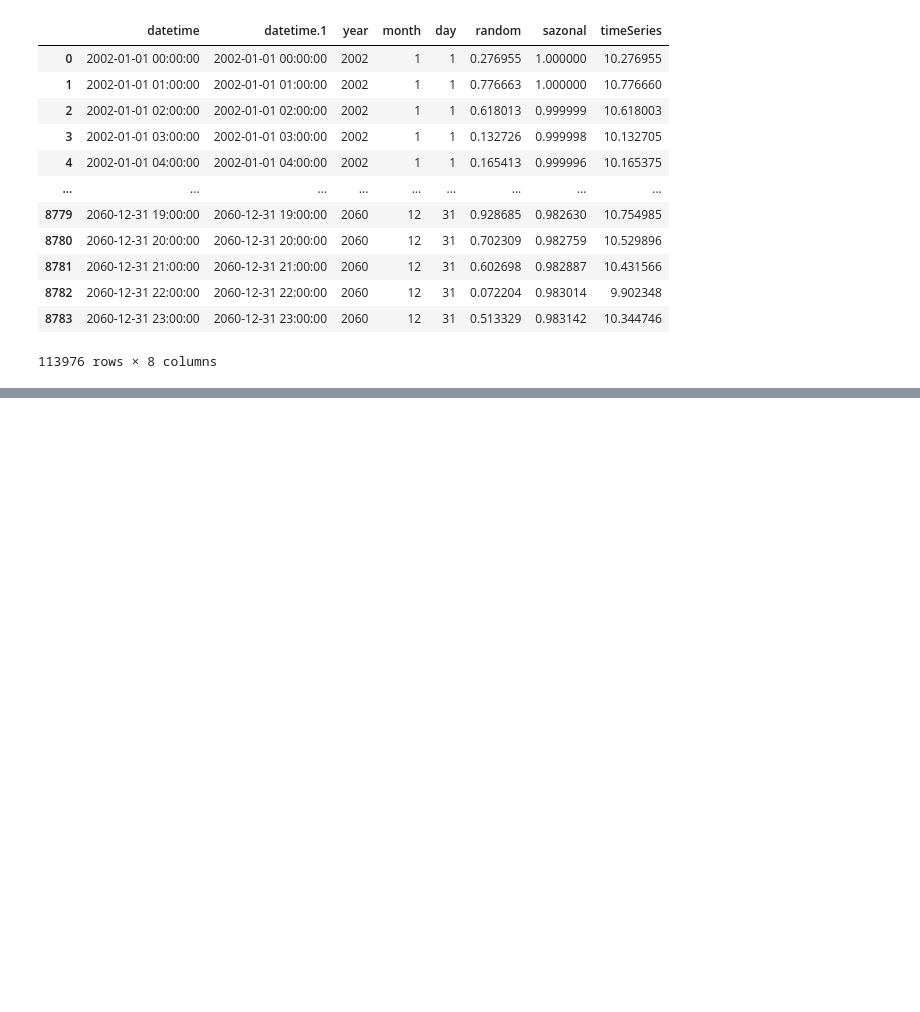
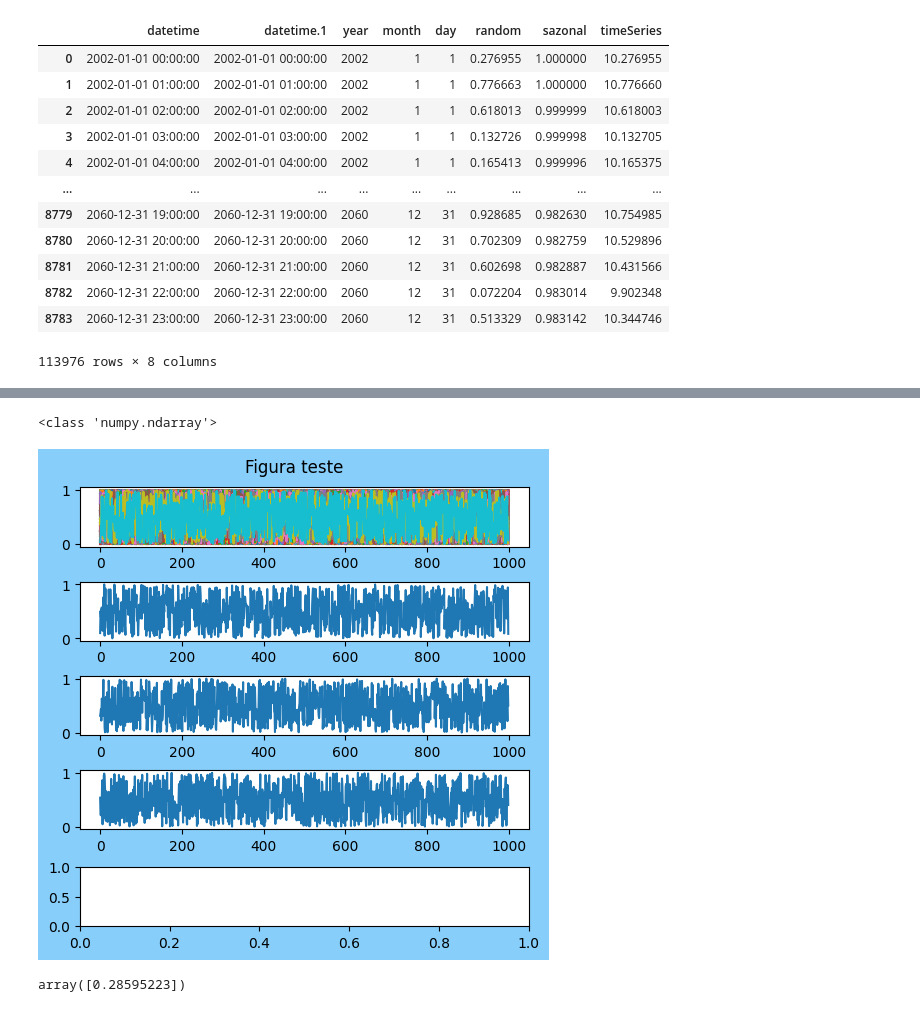
Before and after one commit to pavei3/ENS5173_202401, a Jupyter notebook: scripts/Atividade01_Etapa02-checkpoint.ipynb, the cells around one changed output, grey strips where cells are left out. Saved outputs shown, nothing was run; the diff lists cells and outputs as text; code cells hidden in the pictures; blank space fills up the shorter version.

```diff
--- a/scripts/Atividade01Etapa02-checkpoint.ipynb
+++ b/scripts/Atividade01_Etapa02-checkpoint.ipynb
@@ -359,0 +408,7 @@ plt.plot(allDataDf['datetime'],allDataDf['timeSeries'])
+# %%
+#testex=np.array([[1,2,3,4],[9,10,11,12]])
+#testey=np.array([[5,6,7,8], [13,14,15,16]])
+testez=np.random.rand(1000,1000)
+print('teste x: \n',testex)
+print('teste y: \n', testey)
+print('teste z: \n', testez)
@@ -359,0 +430,17 @@ plt.plot(allDataDf['datetime'],allDataDf['timeSeries'])
+# %%
+import matplotlib.pyplot as plt
+
+fig, ax = plt.subplots(5, figsize=(5,5), facecolor='lightskyblue', layout='constrained')
+fig.suptitle('Figura teste')
+ax[0].plot(testez)
+ax[1].plot(testez[:,0])
+ax[2].plot(testez[:,1])
+ax[3].plot(testez[3,:])
+print(type(testez))
+# %% [output]
+<class 'numpy.ndarray'>
+[figure, added]
+# %%
+np.sin([0.29])
+# %% [output]
+array([0.28595223])
```
Also changed, not shown: parts of 38 cells of this notebook, 3 other files.
